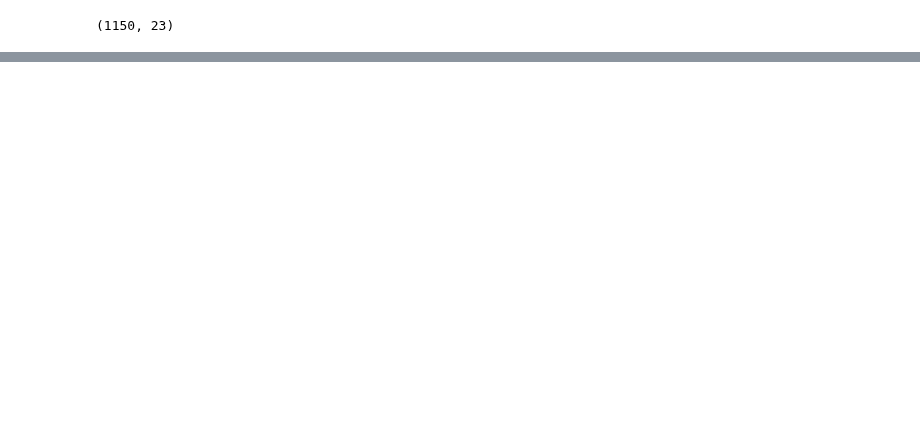
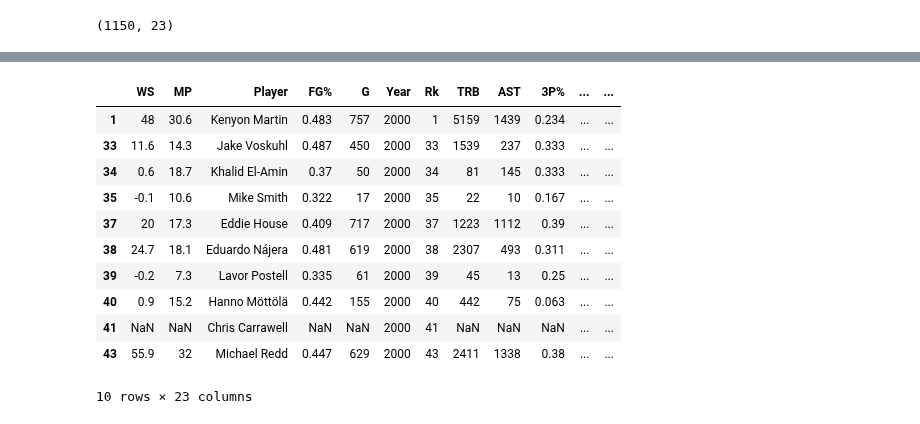
Before and after one commit to woodfin8/Draft_Machine, a Jupyter notebook: NBA.ipynb, the cells around one changed output, grey strips where cells are left out. Cells and saved outputs as stored; diff of their text form; code cells hidden in the pictures; blank space fills up the shorter version.

```diff
--- a/NBA.ipynb
+++ b/NBA.ipynb
@@ -91,0 +82,3 @@ df.head(100)
+# %%
+df_sort = df.sort_values(by = "Year")
+df_sort.head()
@@ -91,0 +93,16 @@ df.head(100)
+# %%
+college_df=df_sort.dropna(axis=0, subset=["College"], inplace=False)
+college_df.head(10)
+# %% [output]
+|  | WS | MP | Player | FG% | G | Year | Rk | TRB | AST | 3P% | ... | ... |
+| 1 | 48 | 30.6 | Kenyon Martin | 0.483 | 757 | 2000 | 1 | 5159 | 1439 | 0.234 | ... | ... |
+| 33 | 11.6 | 14.3 | Jake Voskuhl | 0.487 | 450 | 2000 | 33 | 1539 | 237 | 0.333 | ... | ... |
+| 34 | 0.6 | 18.7 | Khalid El-Amin | 0.37 | 50 | 2000 | 34 | 81 | 145 | 0.333 | ... | ... |
+| 35 | -0.1 | 10.6 | Mike Smith | 0.322 | 17 | 2000 | 35 | 22 | 10 | 0.167 | ... | ... |
+| 37 | 20 | 17.3 | Eddie House | 0.409 | 717 | 2000 | 37 | 1223 | 1112 | 0.39 | ... | ... |
+| 38 | 24.7 | 18.1 | Eduardo Nájera | 0.481 | 619 | 2000 | 38 | 2307 | 493 | 0.311 | ... | ... |
+| 39 | -0.2 | 7.3 | Lavor Postell | 0.335 | 61 | 2000 | 39 | 45 | 13 | 0.25 | ... | ... |
+| 40 | 0.9 | 15.2 | Hanno Möttölä | 0.442 | 155 | 2000 | 40 | 442 | 75 | 0.063 | ... | ... |
+| 41 | NaN | NaN | Chris Carrawell | NaN | NaN | 2000 | 41 | NaN | NaN | NaN | ... | ... |
+| 43 | 55.9 | 32 | Michael Redd | 0.447 | 629 | 2000 | 43 | 2411 | 1338 | 0.38 | ... | ... |
+10 rows × 23 columns
```
Also changed, not shown: parts of 11 cells of this notebook, 1 other file.
